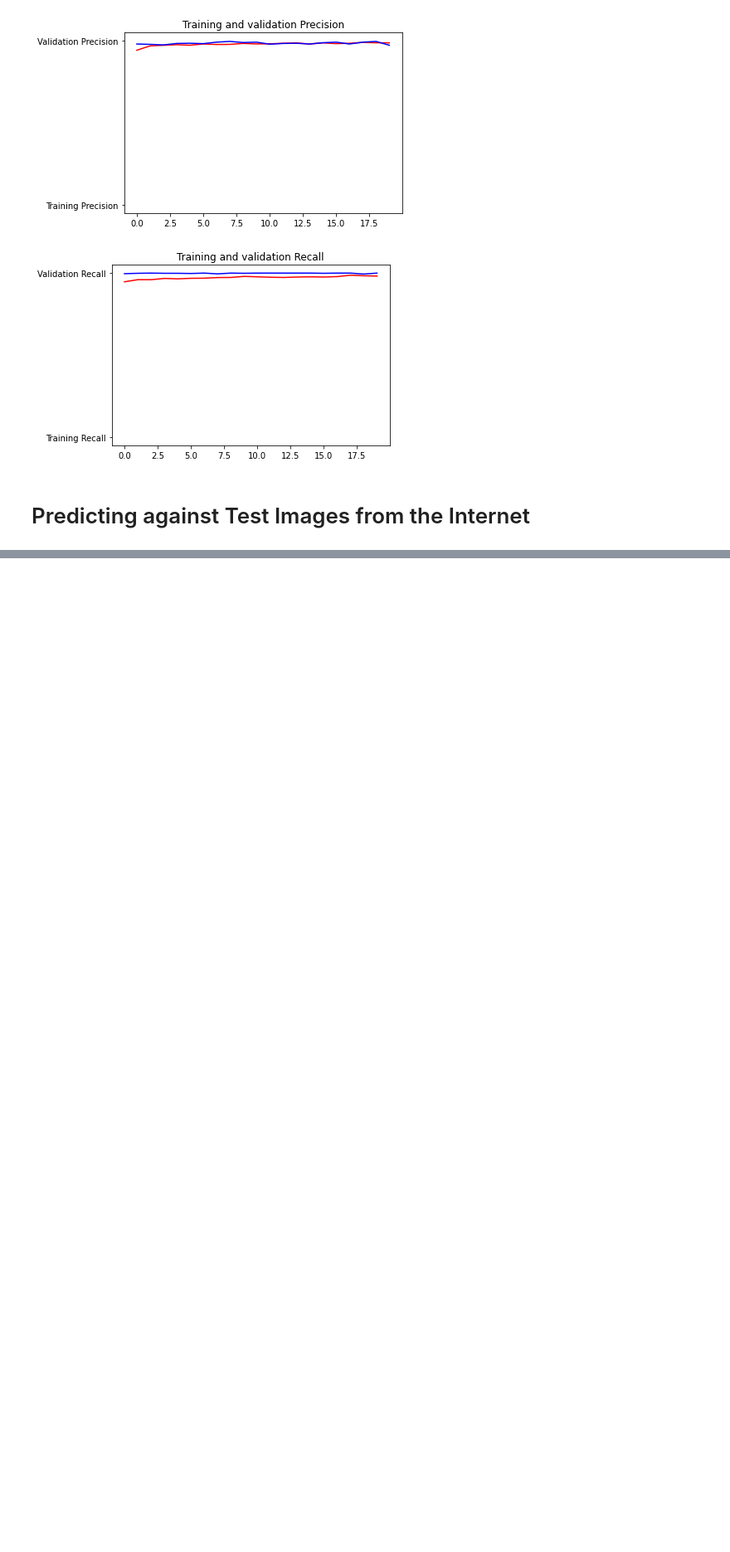
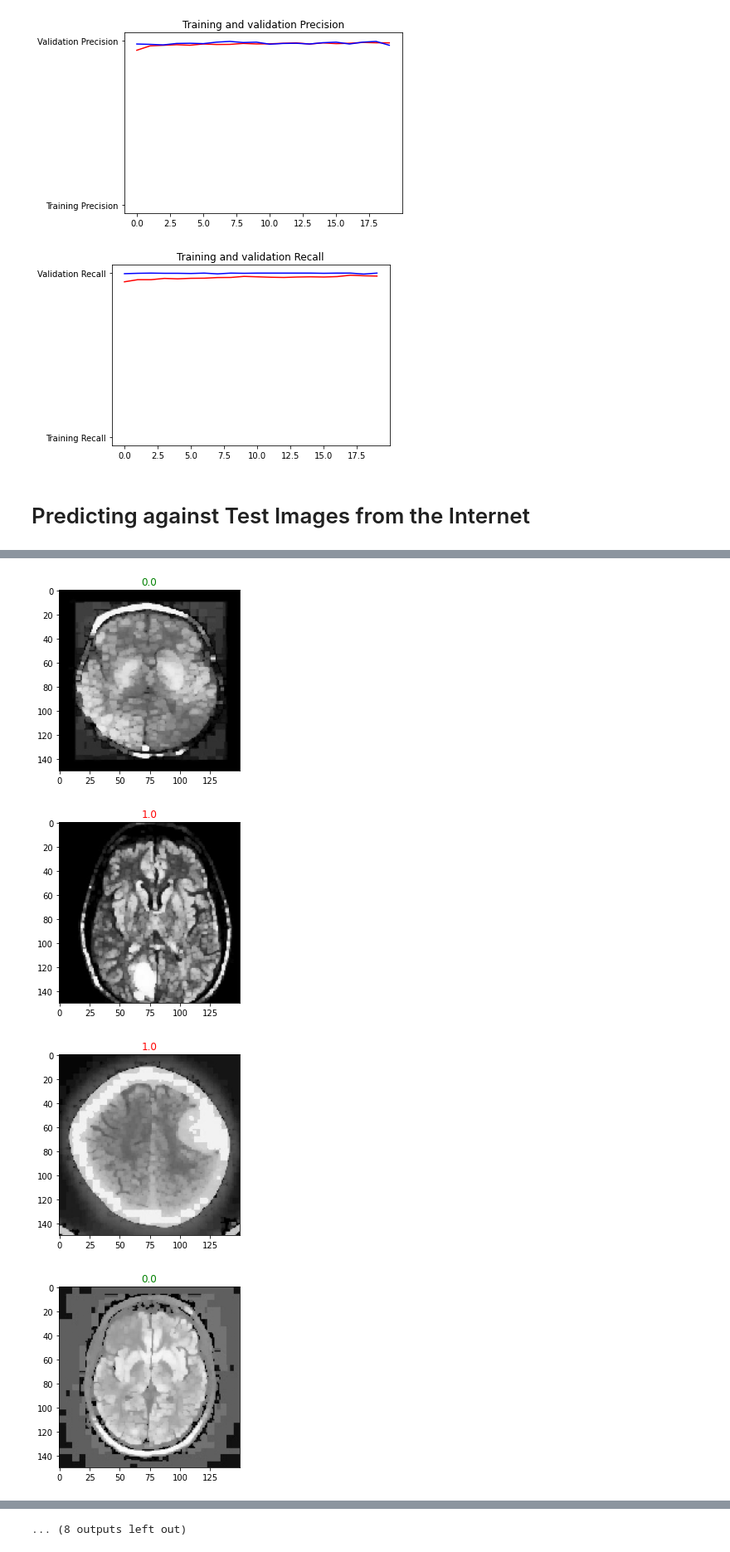
Before and after one commit to AryanMethil/Brain_Tumor_Detection, a Jupyter notebook: Brain_Tumour_Detection.ipynb, the cells around one changed output, grey strips where cells are left out. Shown at 83% size. Cells and saved outputs as stored; diff of their text form; code cells hidden in the pictures; blank space fills up the shorter version.

Commit message:
Identifying which images were classified correctly by displaying them

```diff
--- a/Brain_Tumour_Detection.ipynb
+++ b/Brain_Tumour_Detection.ipynb
@@ -266,0 +267,19 @@ predictions=reloaded_model.evaluate(test_gen,batch_size=32)
+# %%
+import matplotlib.pyplot as plt
+
+count=0
+
+while(count<20):
+
+  x_batch,y_batch=next(test_gen)
+  preds=reloaded_model.predict_classes(x_batch,batch_size=4)
+  for i,image in enumerate(x_batch):
+    count+=1
+    plt.imshow(image)
+    plt.title(y_batch[i],c='g' if y_batch[i]==preds[i][0] else 'r')
+    plt.show()
+# %% [output]
+[figure, added]
+[figure, added]
+[figure, added]
+[figure, added]
@@ -266,0 +294 @@ predictions=reloaded_model.evaluate(test_gen,batch_size=32)
+... (8 outputs left out)
```
Also changed, not shown: parts of 2 cells of this notebook.
